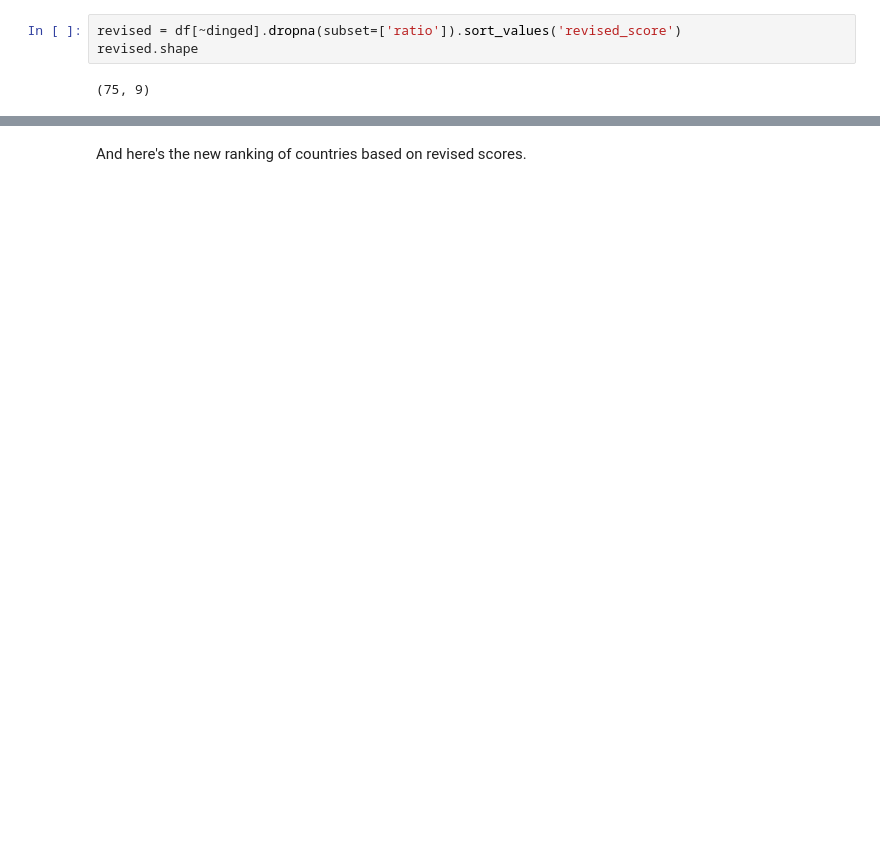
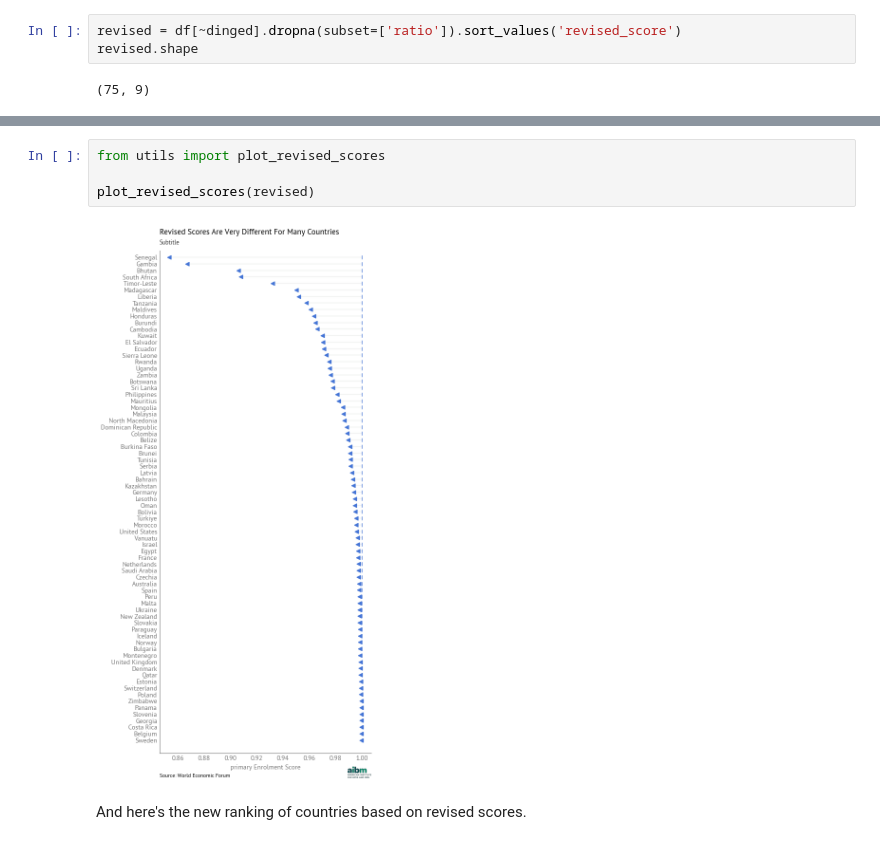
Before and after one commit to AllenDowney/EqualityWEF, a Jupyter notebook: primary_education.ipynb, the cells around one changed output, grey strips where cells are left out. Saved outputs shown, nothing was run; the diff lists cells and outputs as text; blank space fills up the shorter version.

```diff
--- a/primary_education.ipynb
+++ b/primary_education.ipynb
@@ -268,2 +164,8 @@ logo = add_logo(location=(1.0, -0.05))
+# %%
+from utils import plot_revised_scores
+
+plot_revised_scores(revised)
+# %% [output]
+[figure, added]
 # %% [markdown]
 And here's the new ranking of countries based on revised scores.
```
Also changed, not shown: parts of 36 cells of this notebook, 3 other files.
